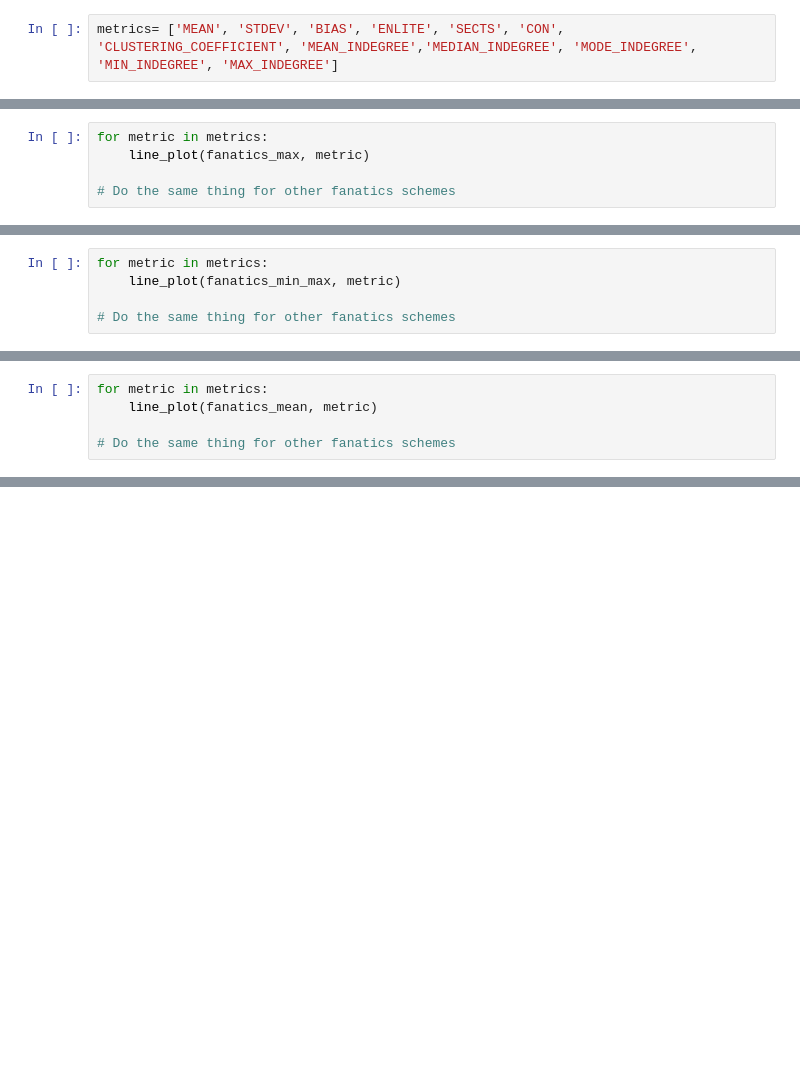
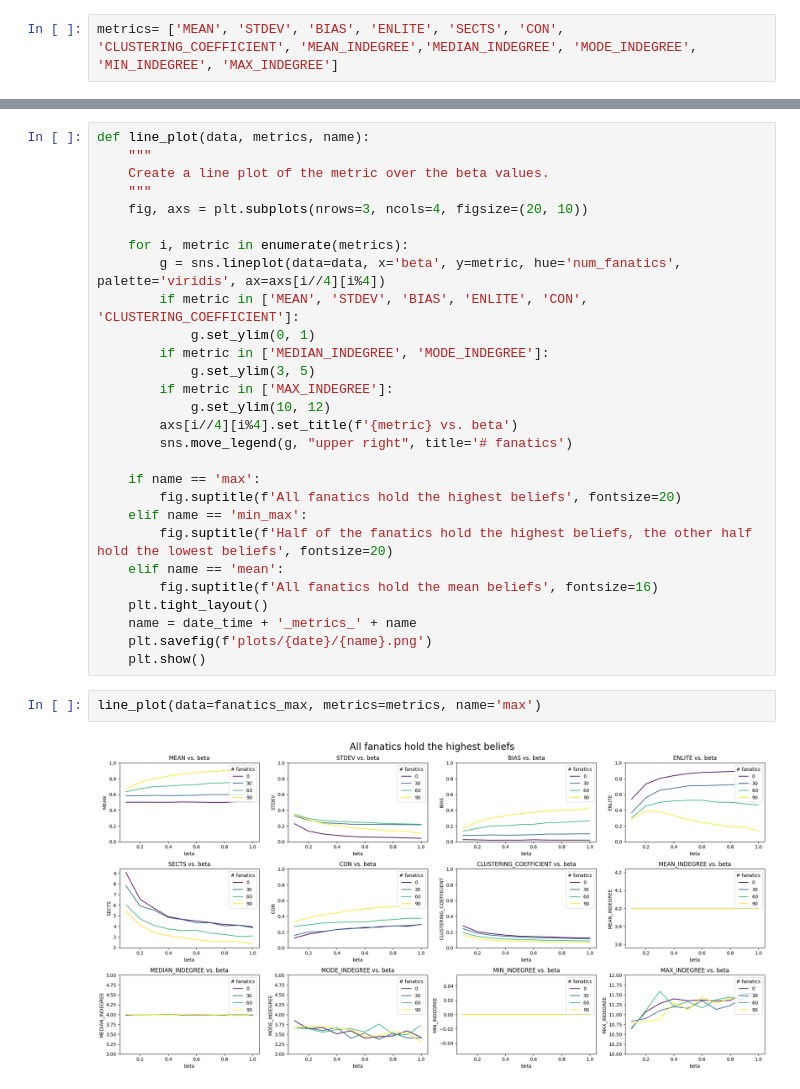
Before and after one commit to ducquando/social-network, a Jupyter notebook: analyze.ipynb, the cells around one changed output, grey strips where cells are left out. Cells and saved outputs as stored; diff of their text form; blank space fills up the shorter version.

```diff
--- a/analyze.ipynb
+++ b/analyze.ipynb
@@ -281,5 +272,0 @@ def line_plot(data, metric):
-# %%
-for metric in metrics:
-    line_plot(fanatics_max, metric)
-
-# Do the same thing for other fanatics schemes
@@ -299,5 +272,0 @@ for metric in metrics:
-# %%
-for metric in metrics:
-    line_plot(fanatics_min_max, metric)
-
-# Do the same thing for other fanatics schemes
@@ -317,5 +272,0 @@ for metric in metrics:
-# %%
-for metric in metrics:
-    line_plot(fanatics_mean, metric)
-
-# Do the same thing for other fanatics schemes
@@ -334,0 +273,32 @@ for metric in metrics:
+# %%
+def line_plot(data, metrics, name):
+    """
+    Create a line plot of the metric over the beta values.
+    """
+    fig, axs = plt.subplots(nrows=3, ncols=4, figsize=(20, 10))
+
+    for i, metric in enumerate(metrics):
+        g = sns.lineplot(data=data, x='beta', y=metric, hue='num_fanatics', palette='viridis', ax=axs[i//4][i%4])
+        if metric in ['MEAN', 'STDEV', 'BIAS', 'ENLITE', 'CON', 'CLUSTERING_COEFFICIENT']:
+            g.set_ylim(0, 1)
+        if metric in ['MEDIAN_INDEGREE', 'MODE_INDEGREE']:
+            g.set_ylim(3, 5)
+        if metric in ['MAX_INDEGREE']:
+            g.set_ylim(10, 12)
+        axs[i//4][i%4].set_title(f'{metric} vs. beta')
+        sns.move_legend(g, "upper right", title='# fanatics')
+
+    if name == 'max':
+        fig.suptitle(f'All fanatics hold the highest beliefs', fontsize=20)
+    elif name == 'min_max':
+        fig.suptitle(f'Half of the fanatics hold the highest beliefs, the other half hold the lowest beliefs', fontsize=20)
+    elif name == 'mean':
+        fig.suptitle(f'All fanatics hold the mean beliefs', fontsize=16)
+    plt.tight_layout()
+    name = date_time + '_metrics_' + name
+    plt.savefig(f'plots/{date}/{name}.png')
+    plt.show()
+# %%
+line_plot(data=fanatics_max, metrics=metrics, name='max')
+# %% [output]
+[figure, added]
```
Also changed, not shown: parts of 12 cells of this notebook, 36 other files.
